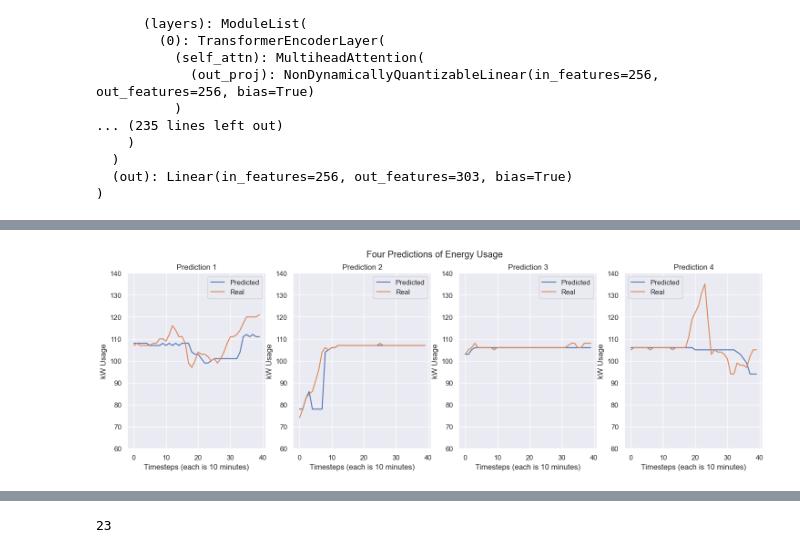
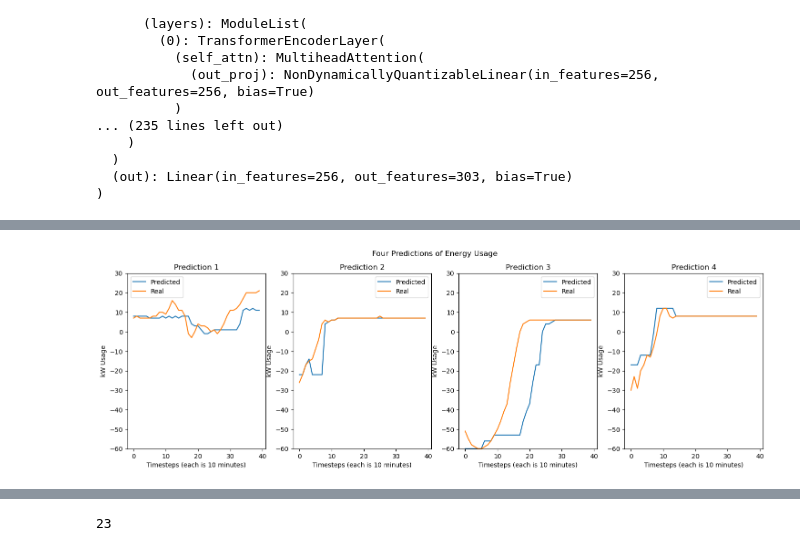
Before and after one commit to DIRECTLab/Predictive-EMS, a Jupyter notebook: Simulation/visualizations_for_paper.ipynb, the cells around one changed output, grey strips where cells are left out. Drawn from its saved outputs; the diff is of its cells as text; code cells hidden in the pictures.

```diff
--- a/Simulation/visualizations_for_paper.ipynb
+++ b/Simulation/visualizations_for_paper.ipynb
@@ -63,10 +63,10 @@ predicted_energy_usage = transformer_predict(energy_model, torch.tensor(np.array
 predicted_energy_usage = predicted_energy_usage[1:-1]
 predicted_energy_usage = predicted_energy_usage[:40]
 # %%
-fig, ax = plt.subplots(2, 2, figsize=(10, 10))
+fig, ax = plt.subplots(3, 3, figsize=(10, 10))
 
-for i in range(2):
-    for j in range(2):
+for i in range(3):
+    for j in range(3):
         random_start_location = random.randint(0, len(power_usage) - seq_length - 30) # This will be fed into the energy predictor, so only needs 40 sequence values
         predicted_energy_usage = np.array(transformer_predict(energy_model, torch.tensor(np.array([power_usage[random_start_location:random_start_location+seq_length]]), dtype=torch.long, device=device), device=device))
         # predicted_energy_usage -= 100
@@ -91,38 +91,41 @@ Text(0.5, 0.98, 'Four Predictions of Energy Usage')
 # 2463
 # 15308
 # 9515
 # 7057
 
+#7057 is an example where it misses the prediction
+
+#13741
 fig, ax = plt.subplots(1, 4, figsize=(18, 5))
-random_start_locations = [2463, 15308, 9515, 7057]
+random_start_locations = [2463, 15308, 10328, 13741]
 
 i = 0
 j = 0
 for pred_num, random_start_location in enumerate(random_start_locations):
     predicted_energy_usage = np.array(transformer_predict(energy_model, torch.tensor(np.array([power_usage[random_start_location:random_start_location+seq_length]]), dtype=torch.long, device=device), device=device))
     # predicted_energy_usage -= 100
     predicted_energy_usage = predicted_energy_usage[1:-1]
     predicted_energy_usage = predicted_energy_usage[:40]
 
-    ax[j].plot(predicted_energy_usage, label="Predicted")
-    ax[j].plot(np.array(power_usage[random_start_location:random_start_location+seq_length]), label="Real")
+    ax[j].plot(np.array(predicted_energy_usage) - 100, label="Predicted")
+    ax[j].plot(np.array(power_usage[random_start_location:random_start_location+seq_length]) - 100, label="Real")
     ax[j].set_xlabel("Timesteps (each is 10 minutes)")
     ax[j].set_ylabel("kW Usage")
-    ax[j].set_ylim(60, 140)
+    ax[j].set_ylim(40 - 100, 130 - 100)
     ax[j].legend()
     ax[j].set_title(f"Prediction {pred_num + 1}")
 
     if j < 3:
         j += 1
     else:
         i += 1
         j = 0
 
     fig.suptitle("Four Predictions of Energy Usage")
 plt.savefig("energy_predictions.png")
 plt.show()
 # %% [output]
-[figure, old version]
+[figure, new version]
 # %%
 import seaborn as sns
 import datetime
```
Also changed, not shown: parts of 3 cells of this notebook, 6 other files.
